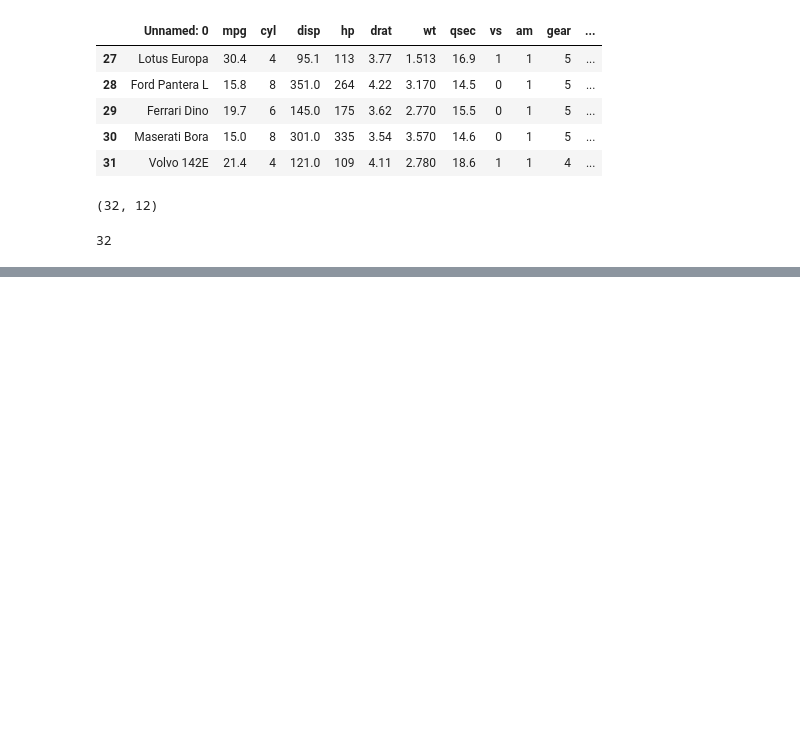
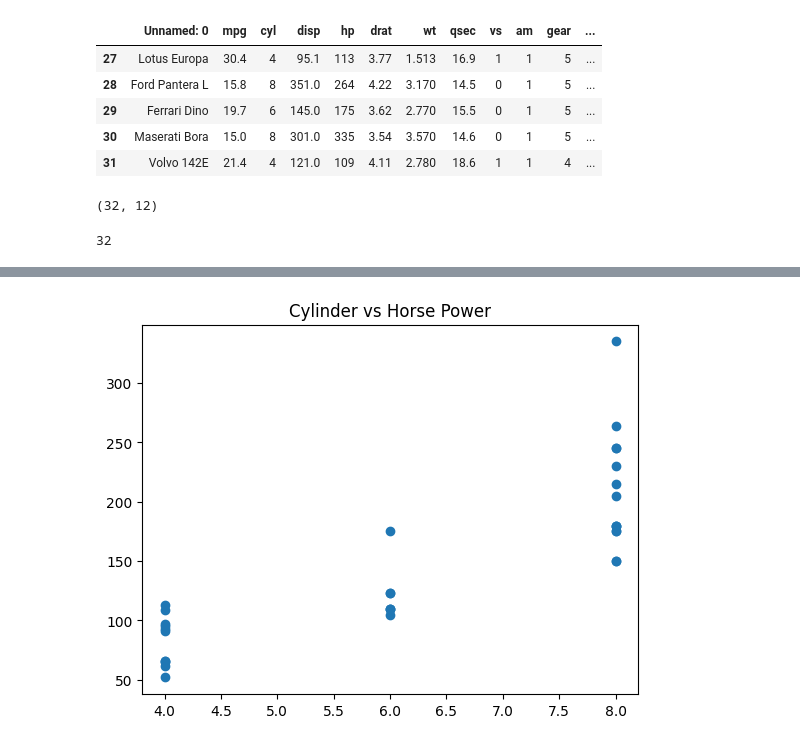
Before and after one commit to jaemin615/Softeer-7th_WIKI, a Jupyter notebook: missions/W1/w1m1.ipynb, the cells around one changed output, grey strips where cells are left out. Drawn from its saved outputs; the diff is of its cells as text; code cells hidden in the pictures; blank space fills up the shorter version.

```diff
--- a/missions/W1/w1m1.ipynb
+++ b/missions/W1/w1m1.ipynb
@@ -53,0 +156,6 @@ TypeError: Index does not support mutable operations
+# %%
+plt.scatter(df['cyl'], df['hp'])
+plt.title("Cylinder vs Horse Power")
+plt.show()
+# %% [output]
+[figure, added]
```
Also changed, not shown: parts of 17 cells of this notebook, 12 other files.
